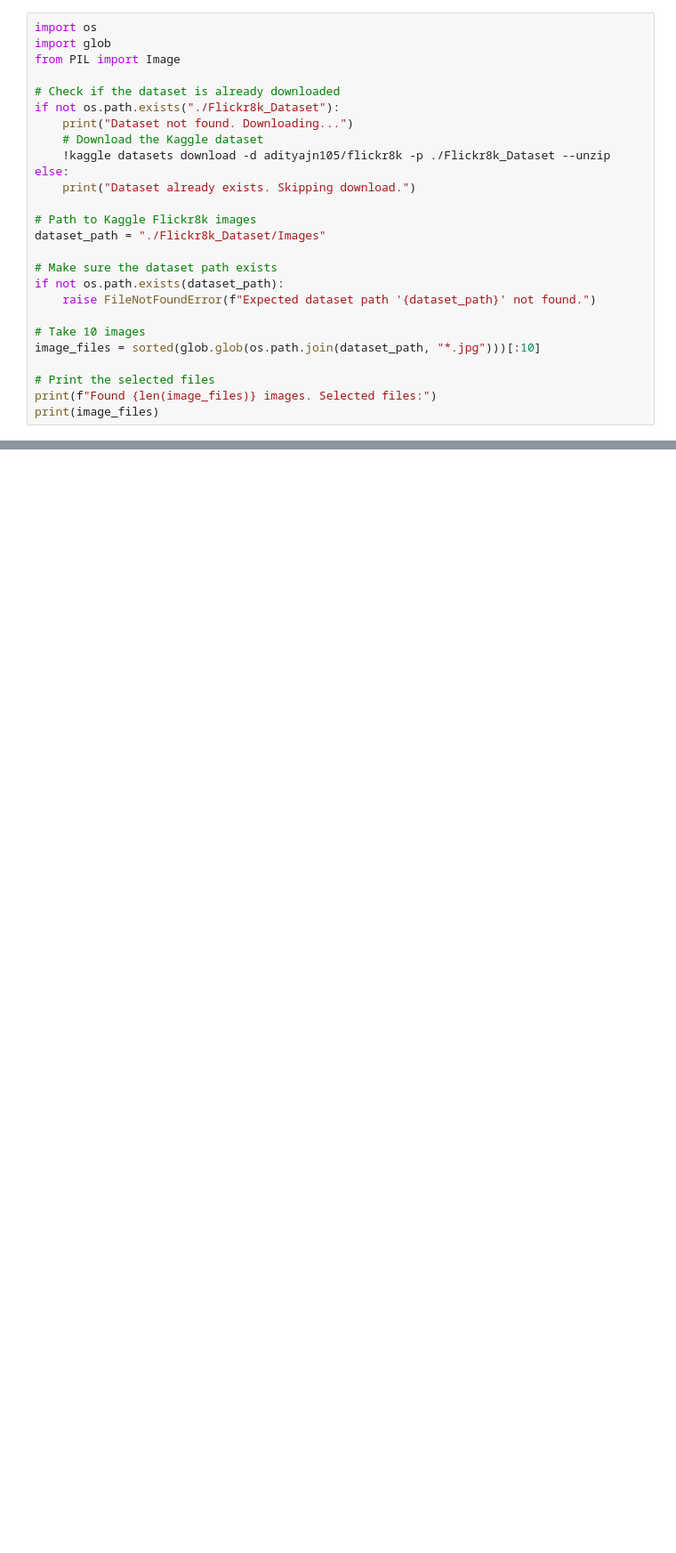
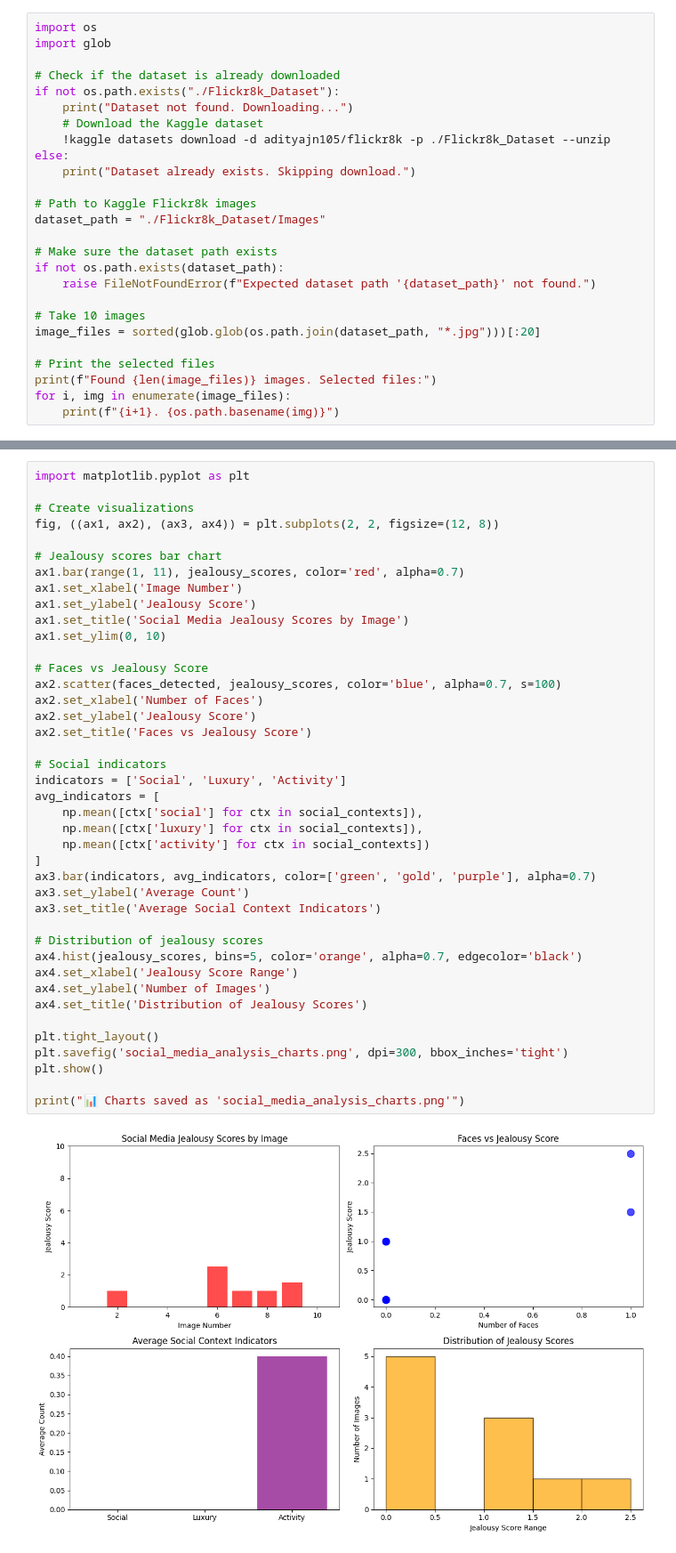
Before and after one commit to HenryKautzLab/PranavCode, a Jupyter notebook: main.ipynb, the cells around one changed output, grey strips where cells are left out. Shown: that part at 89% size. Saved outputs shown, nothing was run; the diff lists cells and outputs as text; blank space fills up the shorter version.

```diff
--- a/main.ipynb
+++ b/main.ipynb
@@ -1,7 +1,6 @@
 # %%
 import os
 import glob
-from PIL import Image
 
 # Check if the dataset is already downloaded
 if not os.path.exists("./Flickr8k_Dataset"):
@@ -19,11 +18,12 @@ if not os.path.exists(dataset_path):
     raise FileNotFoundError(f"Expected dataset path '{dataset_path}' not found.")
 
 # Take 10 images
-image_files = sorted(glob.glob(os.path.join(dataset_path, "*.jpg")))[:10]
+image_files = sorted(glob.glob(os.path.join(dataset_path, "*.jpg")))[:20]
 
 # Print the selected files
 print(f"Found {len(image_files)} images. Selected files:")
-print(image_files)
+for i, img in enumerate(image_files):
+    print(f"{i+1}. {os.path.basename(img)}")
 # %% [output]
 Dataset already exists. Skipping download.
 Found 10 images. Selected files:
@@ -156,0 +276,43 @@ Saved CSV to friday_output.csv
+# %%
+import matplotlib.pyplot as plt
+
+# Create visualizations
+fig, ((ax1, ax2), (ax3, ax4)) = plt.subplots(2, 2, figsize=(12, 8))
+
+# Jealousy scores bar chart
+ax1.bar(range(1, 11), jealousy_scores, color='red', alpha=0.7)
+ax1.set_xlabel('Image Number')
+ax1.set_ylabel('Jealousy Score')
+ax1.set_title('Social Media Jealousy Scores by Image')
+ax1.set_ylim(0, 10)
+
+# Faces vs Jealousy Score
+ax2.scatter(faces_detected, jealousy_scores, color='blue', alpha=0.7, s=100)
+ax2.set_xlabel('Number of Faces')
+ax2.set_ylabel('Jealousy Score')
+ax2.set_title('Faces vs Jealousy Score')
+
+# Social indicators
+indicators = ['Social', 'Luxury', 'Activity']
+avg_indicators = [
+    np.mean([ctx['social'] for ctx in social_contexts]),
+    np.mean([ctx['luxury'] for ctx in social_contexts]),
+    np.mean([ctx['activity'] for ctx in social_contexts])
+]
+ax3.bar(indicators, avg_indicators, color=['green', 'gold', 'purple'], alpha=0.7)
+ax3.set_ylabel('Average Count')
+ax3.set_title('Average Social Context Indicators')
+
+# Distribution of jealousy scores
+ax4.hist(jealousy_scores, bins=5, color='orange', alpha=0.7, edgecolor='black')
+ax4.set_xlabel('Jealousy Score Range')
+ax4.set_ylabel('Number of Images')
+ax4.set_title('Distribution of Jealousy Scores')
+
+plt.tight_layout()
+plt.savefig('social_media_analysis_charts.png', dpi=300, bbox_inches='tight')
+plt.show()
+
+print("📊 Charts saved as 'social_media_analysis_charts.png'")
+# %% [output]
+[figure, added]
```
Also changed, not shown: parts of 10 cells of this notebook, 2 other files.
